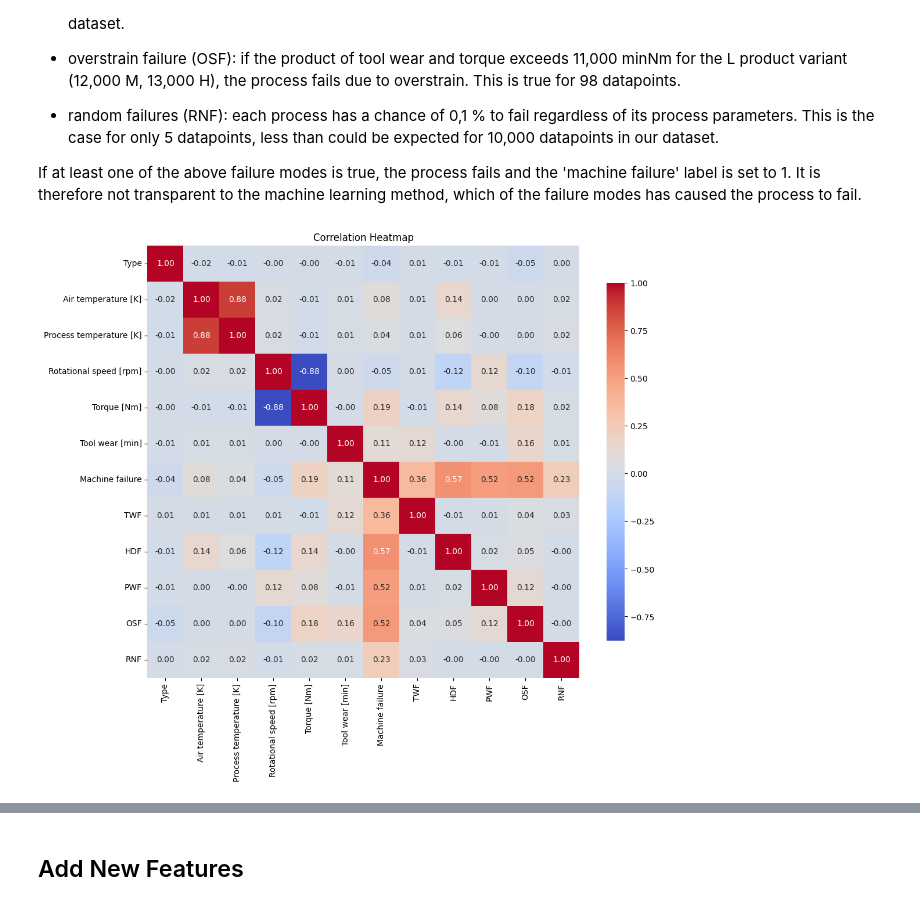
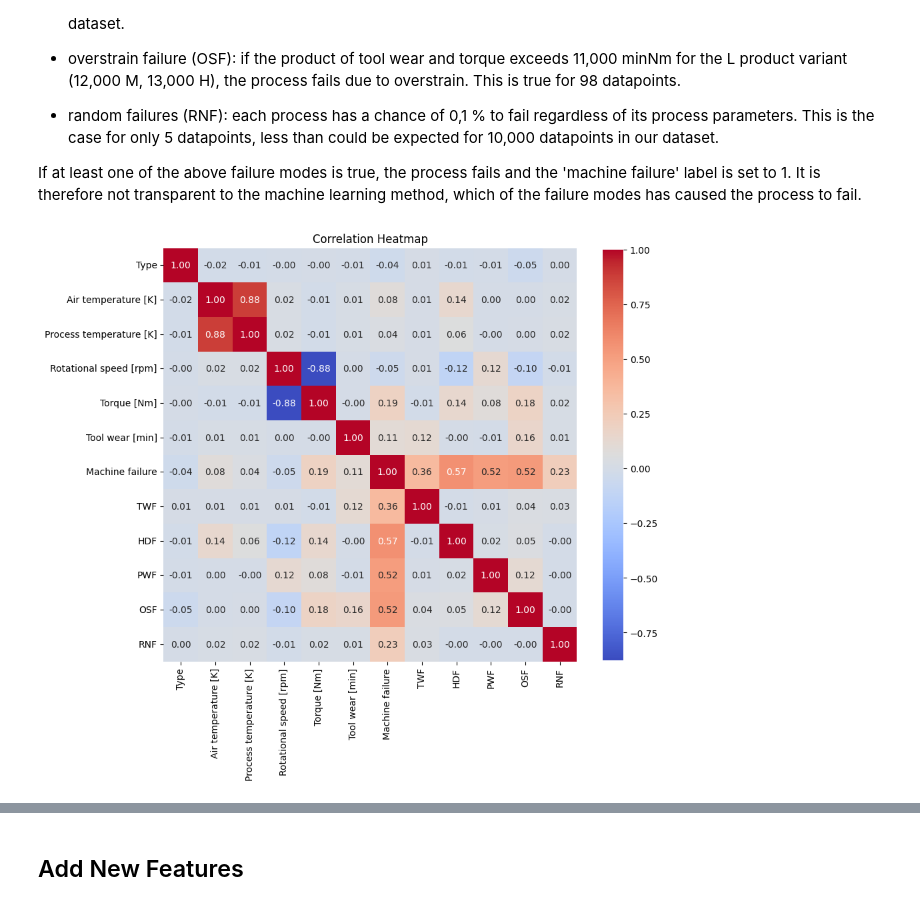
Before and after one commit to raymondsamalo/ITI113-Machine-Learning-Operations-Project, a Jupyter notebook: AI4I-2020/1.1_Preprocessing.ipynb, the cells around one changed output, grey strips where cells are left out. Drawn from its saved outputs; the diff is of its cells as text; code cells hidden in the pictures.

```diff
--- a/AI4I-2020/1.1_Preprocessing.ipynb
+++ b/AI4I-2020/1.1_Preprocessing.ipynb
@@ -256,10 +256,9 @@ We learned :
 
 If at least one of the above failure modes is true, the process fails and the 'machine failure' label is set to 1. It is therefore not transparent to the machine learning method, which of the failure modes has caused the process to fail.
 # %%
-plt.figure(figsize=(12, 10))
-plt.xticks(rotation=45)
+plt.figure(figsize=(10, 10))
 sns.heatmap(correlation_matrix, annot=True, fmt=".2f", cmap='coolwarm', square=True, cbar_kws={"shrink": .8})
 plt.title('Correlation Heatmap')
 plt.show()
 # %% [output]
-[figure, old version]
+[figure, new version]
```
Also changed, not shown: parts of 7 cells of this notebook, 4 other files.
